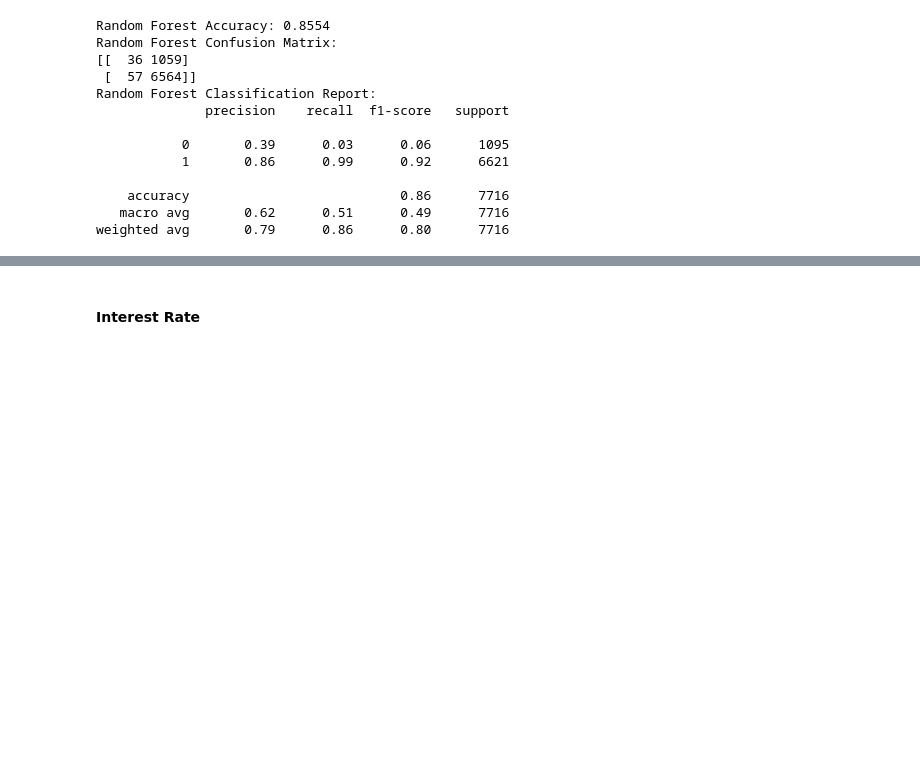
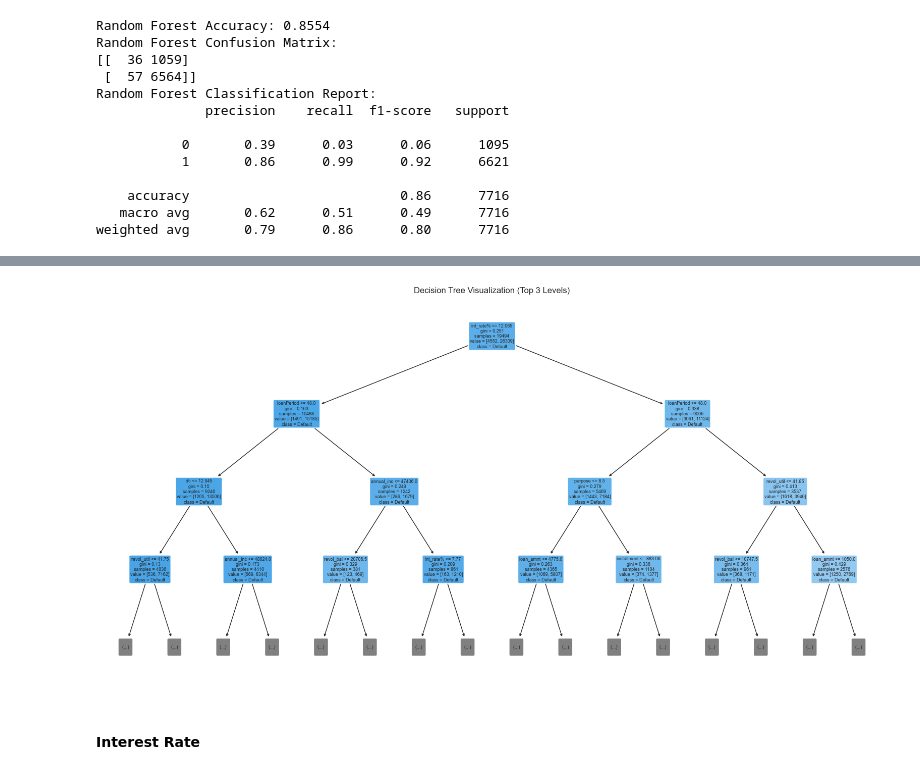
Before and after one commit to likith2201/BankLoanCaseStudy_Project, a Jupyter notebook: BankingLoanCaseStudy.ipynb, the cells around one changed output, grey strips where cells are left out. Saved outputs shown, nothing was run; the diff lists cells and outputs as text; code cells hidden in the pictures; blank space fills up the shorter version.

```diff
--- a/BankingLoanCaseStudy.ipynb
+++ b/BankingLoanCaseStudy.ipynb
@@ -1604,3 +1647,24 @@ weighted avg       0.79      0.86      0.80      7716
+# %%
+from sklearn.ensemble import RandomForestClassifier
+from sklearn.tree import plot_tree
+import matplotlib.pyplot as plt
+
+# Assuming rf_model is your RandomForestClassifier
+# Assuming X_train contains the features used for training
+
+# Access the first decision tree from the forest
+tree_to_plot = rf_model.estimators_[20]
+
+# Limit the depth to show only the top nodes
+depth_limit = 3  # You can adjust the depth limit as needed
+
+# Plot the tree with limited depth
+plt.figure(figsize=(20, 10))  # You can adjust the figsize as needed
+plot_tree(tree_to_plot, feature_names=['loan_amnt', 'installment', 'int_rate%', 'annual_inc', 'dti', 'home_ownership', 'purpose', 'loanPeriod', 'addr_state', 'revol_bal', 'revol_util'], class_names=['Not Default', 'Default'], filled=True, rounded=True, max_depth=depth_limit)
+plt.title(f'Decision Tree Visualization (Top {depth_limit} Levels)')
+plt.show()
+# %% [output]
+[figure, added]
 # %% [markdown]
 #### Interest Rate
 # %%
```
Also changed, not shown: parts of 7 cells of this notebook.
